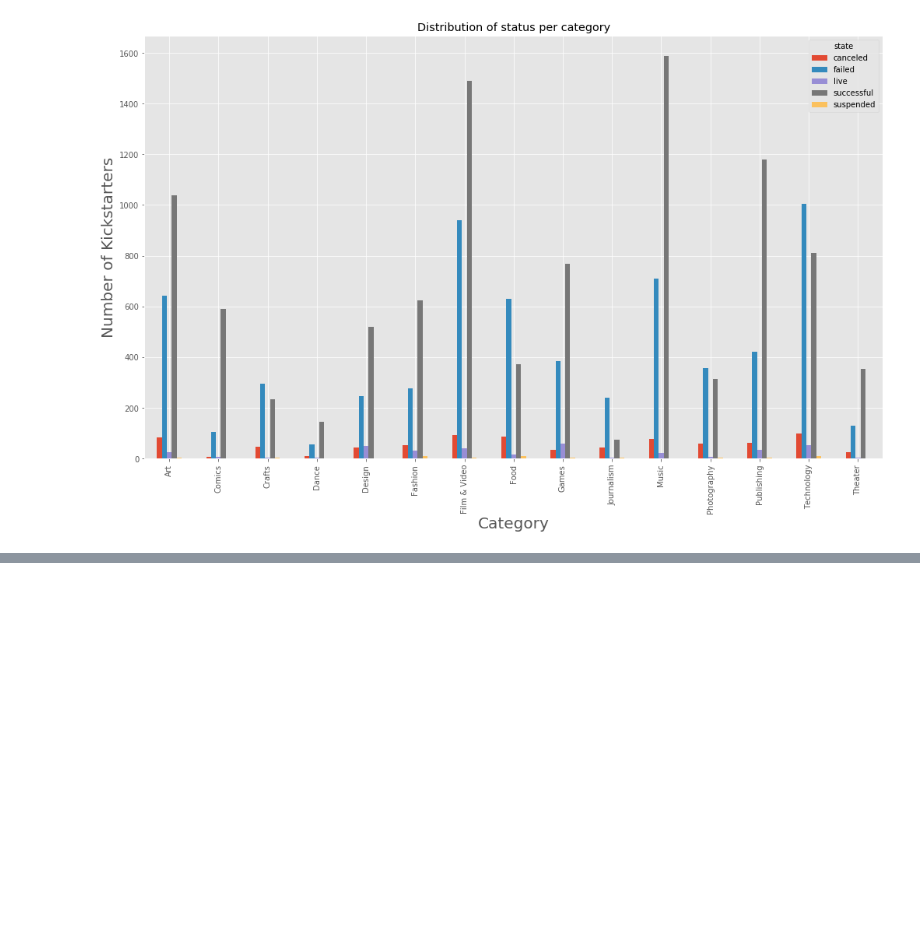
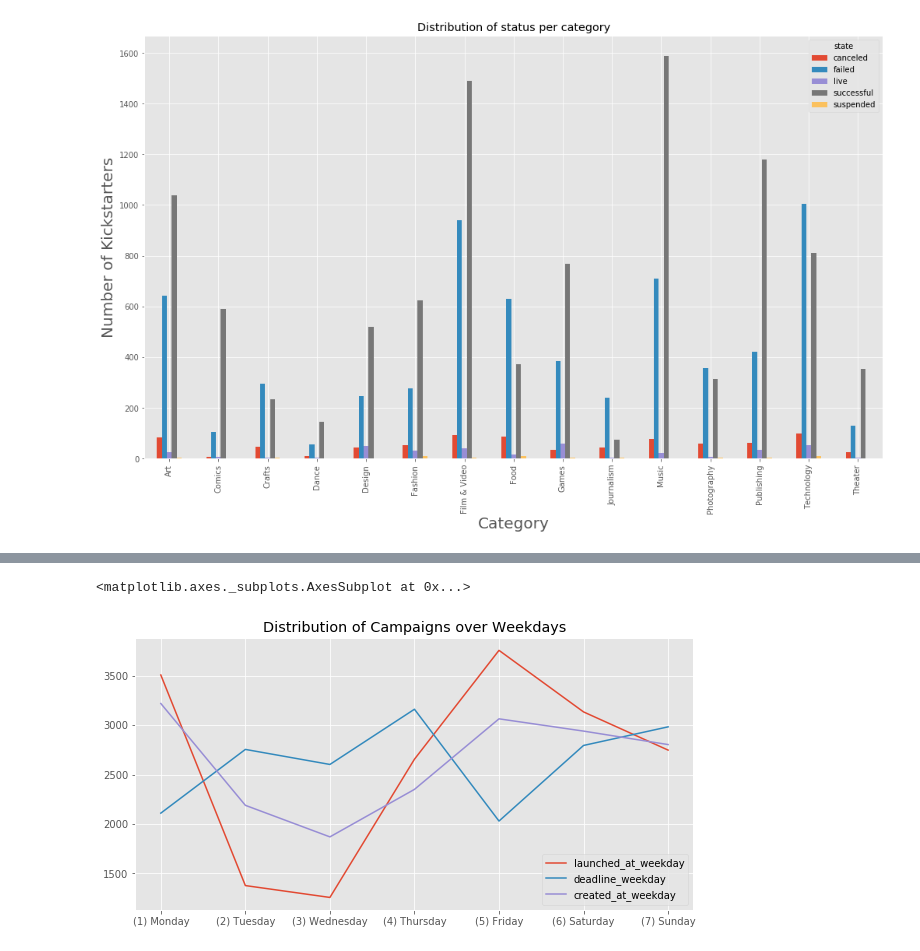
Before and after one commit to shwetasharmaeco/kickstarter_analysis, a Jupyter notebook: kickstarter_study.ipynb, the cells around one changed output, grey strips where cells are left out. Saved outputs shown, nothing was run; the diff lists cells and outputs as text; code cells hidden in the pictures; blank space fills up the shorter version.

```diff
--- a/kickstarter_study.ipynb
+++ b/kickstarter_study.ipynb
@@ -263,3 +289,8 @@ ax.set_ylabel("Number of Kickstarters", fontsize=20)
 # %% [output]
 Text(0, 0.5, 'Number of Kickstarters')
 [figure]
+# %%
+#adding columns for time between creation and launch & lauch and deadline of each kickstarter
+
+df ["created_to_launch"] = df["launched_at"] - df["created_at"]
+df["launch_to_deadline"] = df["deadline"] - df["launched_at"]
@@ -265,0 +333,11 @@ Text(0, 0.5, 'Number of Kickstarters')
+# %%
+date_cols = ['deadline','launched_at', 'created_at']
+# Create new columns for weekday
+def get_weekday(value):
+    return value.strftime('%A')
+
+for col in date_cols:
+    col_name = col + "_weekday"
+    df[col_name] = df[col].apply(get_weekday)
+
+df['deadline_weekday'].head()
@@ -265,0 +355,19 @@ Text(0, 0.5, 'Number of Kickstarters')
+# %%
+def get_month(value):
+    return value.month
+
+def get_day(value):
+    return value.day
+
+def get_yr(value):
+    return value.year
+
+for col in date_cols:
+    col_month = col + "_month"
+    df[col_month] = df[col].apply(get_month)
+    col_day = col + "_day"
+    df[col_day] = df[col].apply(get_day)
+    col_yr = col + "_yr"
+    df[col_yr] = df[col].apply(get_yr)
+
+df.head()
@@ -265,0 +397,10 @@ Text(0, 0.5, 'Number of Kickstarters')
+# %%
+plot_df = pd.concat([df['launched_at_weekday'].value_counts(),
+                     df['deadline_weekday'].value_counts(),
+                    df['created_at_weekday'].value_counts()], axis=1)
+plot_df.index = ["(5) Friday","(1) Monday","(6) Saturday","(7) Sunday","(4) Thursday","(2) Tuesday","(3) Wednesday"]
+plot_df = plot_df.sort_index()
+plot_df.plot(kind='line', figsize=(10,5), title = "Distribution of Campaigns over Weekdays")
+# %% [output]
+<matplotlib.axes._subplots.AxesSubplot at 0x...>
+[figure, added]
```
Also changed, not shown: parts of 22 cells of this notebook.
